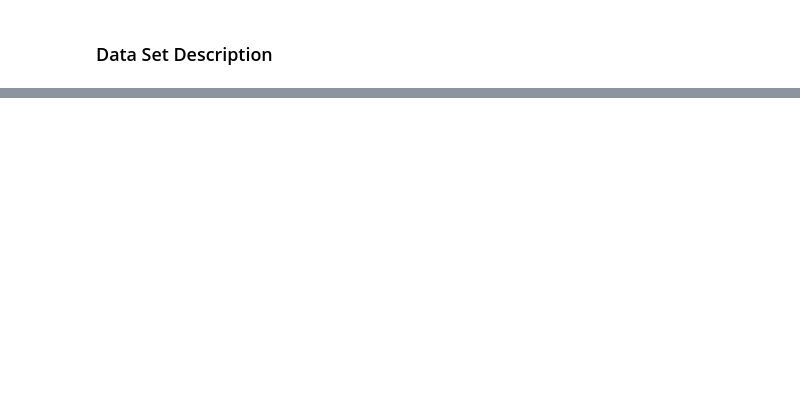
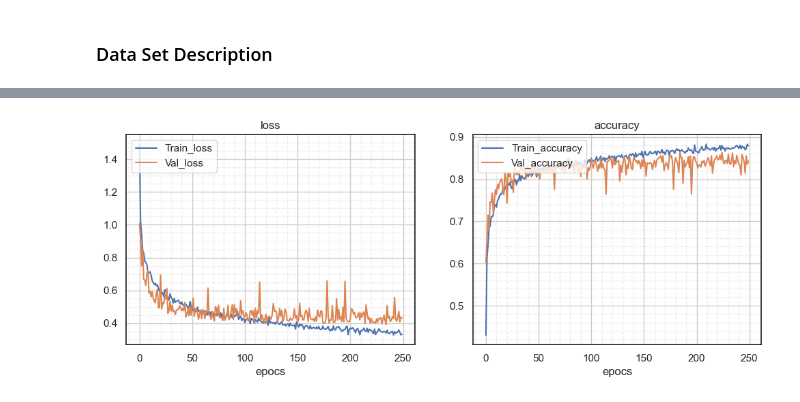
Before and after one commit to deamon312/Deep_Learning-Computer_Vision, a Jupyter notebook: Project 1/Project 1.ipynb, the cells around one changed output, grey strips where cells are left out. Cells and saved outputs as stored; diff of their text form; code cells hidden in the pictures; blank space fills up the shorter version.

```diff
--- a/Project 1/Project 1.ipynb
+++ b/Project 1/Project 1.ipynb
@@ -104,0 +203,5 @@ classifier.compile(loss='sparse_categorical_crossentropy',
+# %%
+# 'DNN-64-64-D0.4-64-64'  ,No early stopping
+evaluation_plots(classifier)
+# %% [output]
+[figure, added]
```
Also changed, not shown: parts of 61 cells of this notebook.
